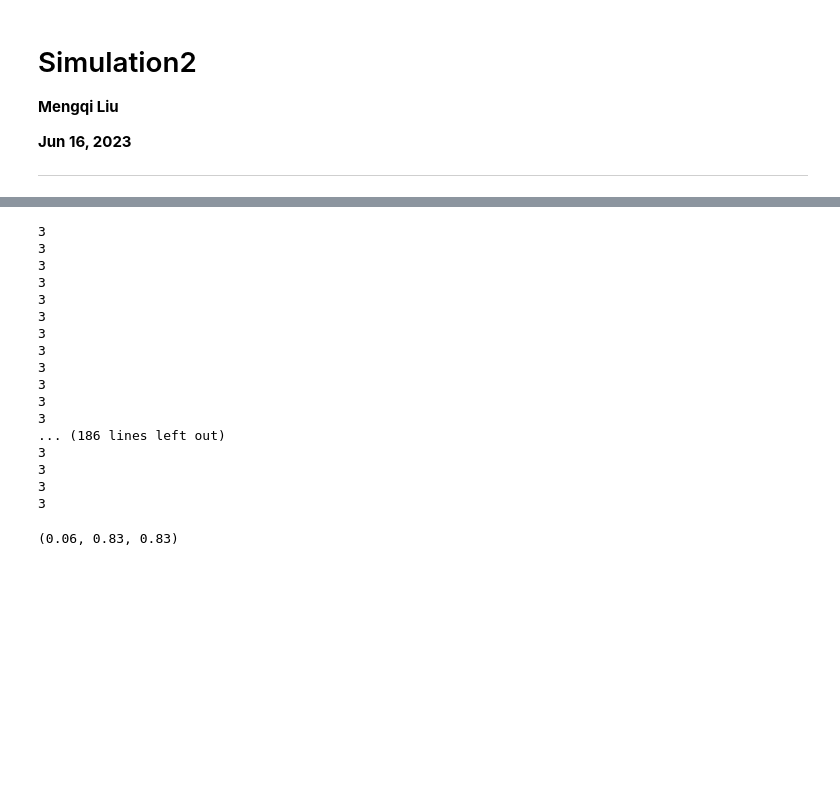
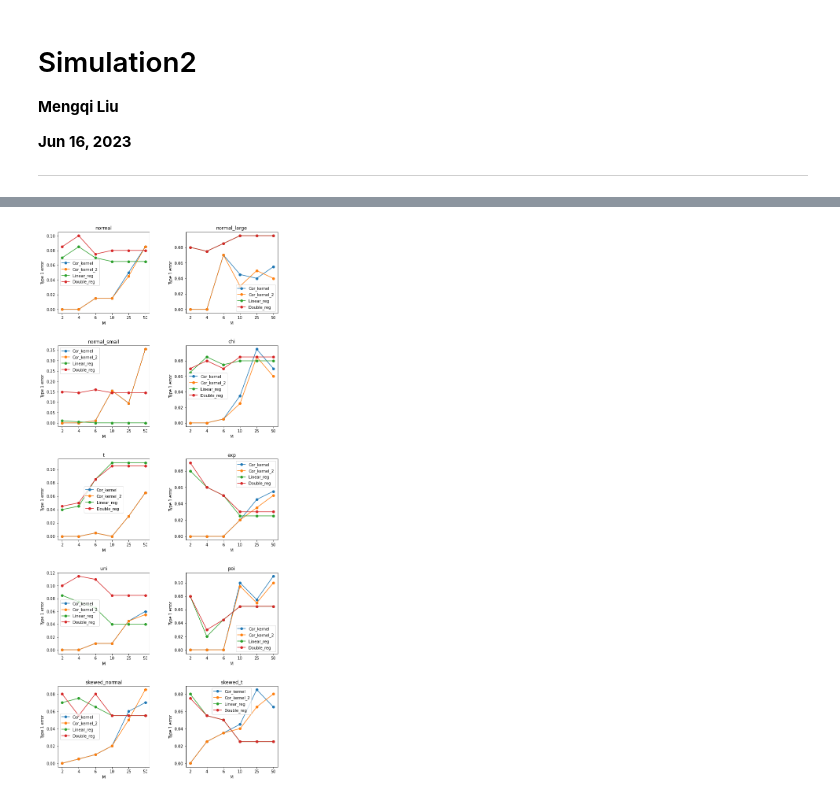
Before and after one commit to lmqxwm/LPT, a Jupyter notebook: simulation2.ipynb, the cells around one changed output, grey strips where cells are left out. Drawn from its saved outputs; the diff is of its cells as text; code cells hidden in the pictures; blank space fills up the shorter version.

```diff
--- a/simulation2.ipynb
+++ b/simulation2.ipynb
@@ -170,22 +38,16 @@ def LPT(X, Y, Z, G, B=100, M=10, alpha=0.05, cont_z=True, \
-# %%
-LPT(X, Y, Z, G, B=100, M=10, alpha=0.05, cont_z=True, \
-        cont_xy=True)
-# %% [output]
-3
-3
-3
-3
-3
-3
-3
-3
-3
-3
-3
-3
-... (186 lines left out)
-3
-3
-3
-3
-(0.06, 0.83, 0.83)
+# %%
+types = ["normal", "normal_large", "normal_small", "chi", "t", "exp", "uni",
+        "poi", "skewed_normal", "skewed_t"]
+plt.figure(figsize=(10,25))
+plt.subplots_adjust(wspace=.4, hspace=.4)
+for t in range(len(types)):
+    plt.subplot(5, 2, t+1)
+    result = pd.read_csv("./results/result_null_"+types[t]+".csv", index_col=0)
+    plt.plot(result.T, '-o')
+    plt.xlabel("M")
+    plt.ylabel("Type 1 error")
+    plt.legend(result.index)
+    plt.title(types[t])
+plt.show()
+# %% [output]
+[figure, added]
```
Also changed, not shown: parts of 14 cells of this notebook, 52 other files.
